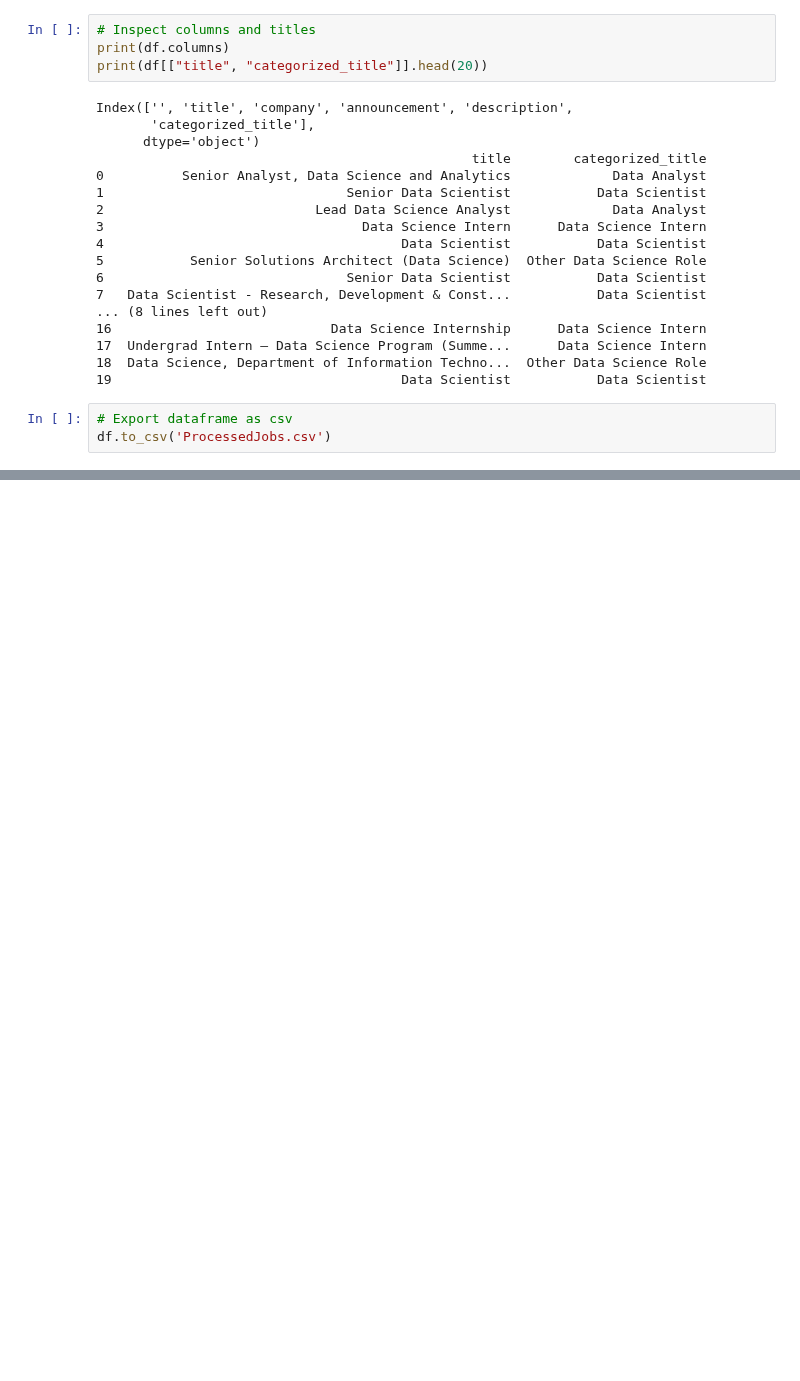
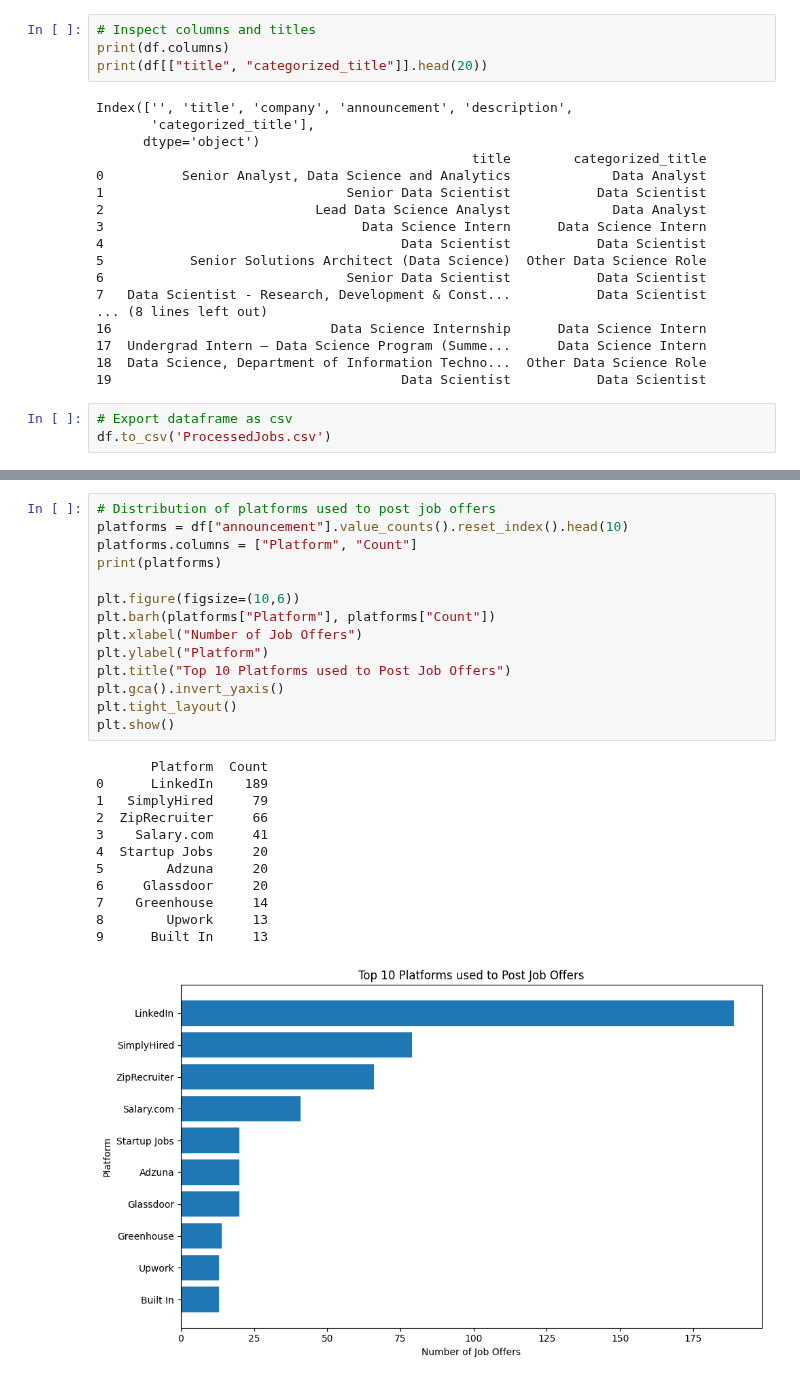
Before and after one commit to MaharLeika18/Data-Mining---Python, a Jupyter notebook: Midterms_Act1/MidtermsExam/TextPreprocessing.ipynb, the cells around one changed output, grey strips where cells are left out. Drawn from its saved outputs; the diff is of its cells as text; blank space fills up the shorter version.

```diff
--- a/Midterms_Act1/MidtermsExam/TextPreprocessing.ipynb
+++ b/Midterms_Act1/MidtermsExam/TextPreprocessing.ipynb
@@ -121,0 +168,27 @@ df.to_csv('ProcessedJobs.csv')
+# %%
+# Distribution of platforms used to post job offers
+platforms = df["announcement"].value_counts().reset_index().head(10)
+platforms.columns = ["Platform", "Count"]
+print(platforms)
+
+plt.figure(figsize=(10,6))
+plt.barh(platforms["Platform"], platforms["Count"])
+plt.xlabel("Number of Job Offers")
+plt.ylabel("Platform")
+plt.title("Top 10 Platforms used to Post Job Offers")
+plt.gca().invert_yaxis()
+plt.tight_layout()
+plt.show()
+# %% [output]
+       Platform  Count
+0      LinkedIn    189
+1   SimplyHired     79
+2  ZipRecruiter     66
+3    Salary.com     41
+4  Startup Jobs     20
+5        Adzuna     20
+6     Glassdoor     20
+7    Greenhouse     14
+8        Upwork     13
+9      Built In     13
+[figure, added]
```
Also changed, not shown: parts of 5 cells of this notebook, 1 other file.
